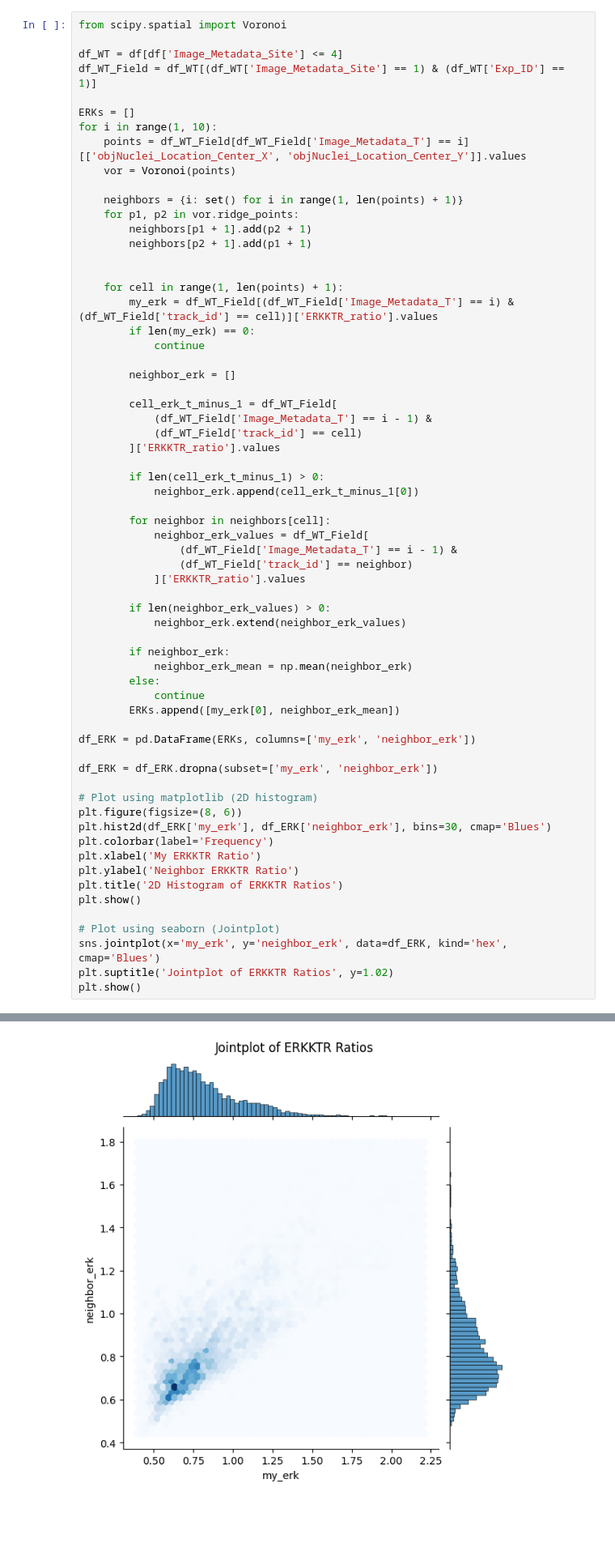
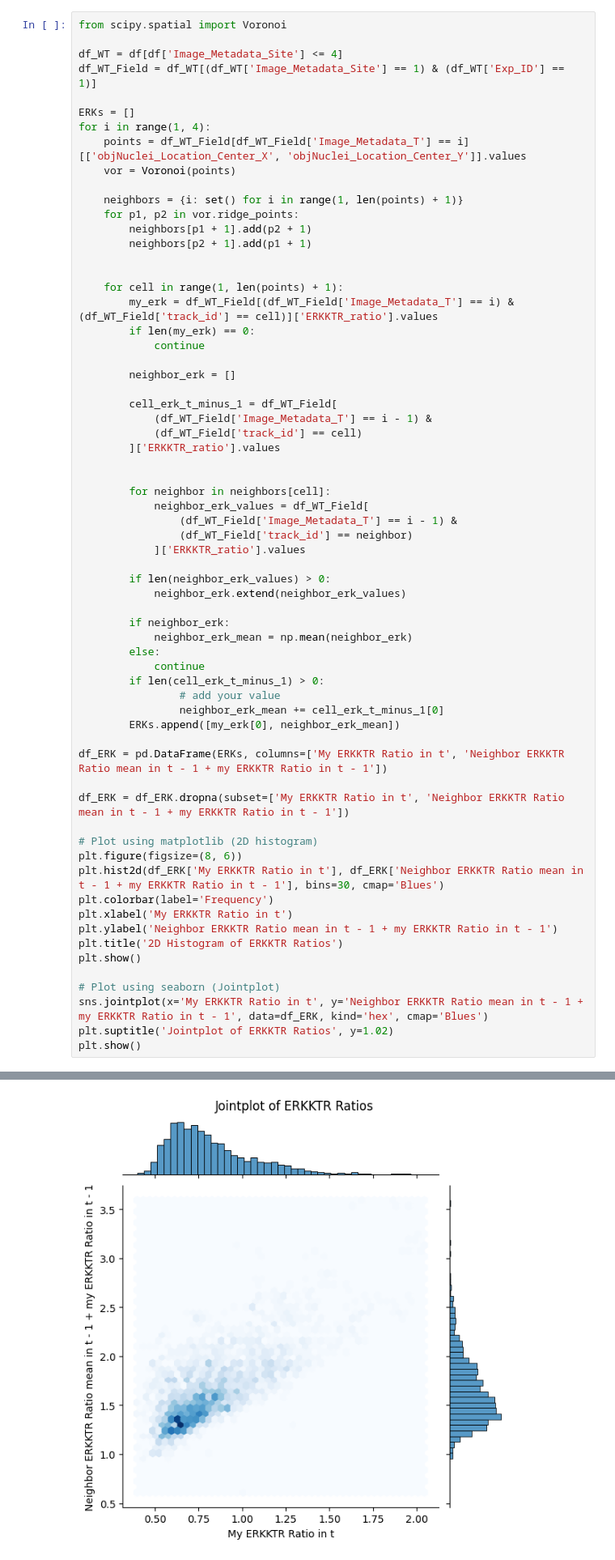
Before and after one commit to MichalMaszkowski/ZPP, a Jupyter notebook: erk_distribution/Copy_of_ZPP_data_exploration.ipynb, the cells around one changed output, grey strips where cells are left out. Shown at 81% size. Saved outputs shown, nothing was run; the diff lists cells and outputs as text; blank space fills up the shorter version.

```diff
--- a/erk_distribution/Copy_of_ZPP_data_exploration.ipynb
+++ b/erk_distribution/Copy_of_ZPP_data_exploration.ipynb
@@ -528,7 +528,7 @@ df_WT = df[df['Image_Metadata_Site'] <= 4]
 df_WT_Field = df_WT[(df_WT['Image_Metadata_Site'] == 1) & (df_WT['Exp_ID'] == 1)]
 
 ERKs = []
-for i in range(1, 10):
+for i in range(1, 4):
     points = df_WT_Field[df_WT_Field['Image_Metadata_T'] == i][['objNuclei_Location_Center_X', 'objNuclei_Location_Center_Y']].values
     vor = Voronoi(points)
 
@@ -550,8 +550,6 @@ for i in range(1, 10):
             (df_WT_Field['track_id'] == cell)
         ]['ERKKTR_ratio'].values
 
-        if len(cell_erk_t_minus_1) > 0:
-            neighbor_erk.append(cell_erk_t_minus_1[0])
 
         for neighbor in neighbors[cell]:
             neighbor_erk_values = df_WT_Field[
@@ -566,23 +564,26 @@ for i in range(1, 10):
             neighbor_erk_mean = np.mean(neighbor_erk)
         else:
             continue
+        if len(cell_erk_t_minus_1) > 0:
+                # add your value
+                neighbor_erk_mean += cell_erk_t_minus_1[0]
         ERKs.append([my_erk[0], neighbor_erk_mean])
 
-df_ERK = pd.DataFrame(ERKs, columns=['my_erk', 'neighbor_erk'])
+df_ERK = pd.DataFrame(ERKs, columns=['My ERKKTR Ratio in t', 'Neighbor ERKKTR Ratio mean in t - 1 + my ERKKTR Ratio in t - 1'])
 
-df_ERK = df_ERK.dropna(subset=['my_erk', 'neighbor_erk'])
+df_ERK = df_ERK.dropna(subset=['My ERKKTR Ratio in t', 'Neighbor ERKKTR Ratio mean in t - 1 + my ERKKTR Ratio in t - 1'])
 
 # Plot using matplotlib (2D histogram)
 plt.figure(figsize=(8, 6))
-plt.hist2d(df_ERK['my_erk'], df_ERK['neighbor_erk'], bins=30, cmap='Blues')
+plt.hist2d(df_ERK['My ERKKTR Ratio in t'], df_ERK['Neighbor ERKKTR Ratio mean in t - 1 + my ERKKTR Ratio in t - 1'], bins=30, cmap='Blues')
 plt.colorbar(label='Frequency')
-plt.xlabel('My ERKKTR Ratio')
-plt.ylabel('Neighbor ERKKTR Ratio')
+plt.xlabel('My ERKKTR Ratio in t')
+plt.ylabel('Neighbor ERKKTR Ratio mean in t - 1 + my ERKKTR Ratio in t - 1')
 plt.title('2D Histogram of ERKKTR Ratios')
 plt.show()
 
 # Plot using seaborn (Jointplot)
-sns.jointplot(x='my_erk', y='neighbor_erk', data=df_ERK, kind='hex', cmap='Blues')
+sns.jointplot(x='My ERKKTR Ratio in t', y='Neighbor ERKKTR Ratio mean in t - 1 + my ERKKTR Ratio in t - 1', data=df_ERK, kind='hex', cmap='Blues')
 plt.suptitle('Jointplot of ERKKTR Ratios', y=1.02)
 plt.show()
 # %% [output]
@@ -590,3 +591,3 @@ plt.show()
-[figure, old version]
+[figure, new version]
 # %%
 # check correlation
```
Also changed, not shown: parts of 43 cells of this notebook.
